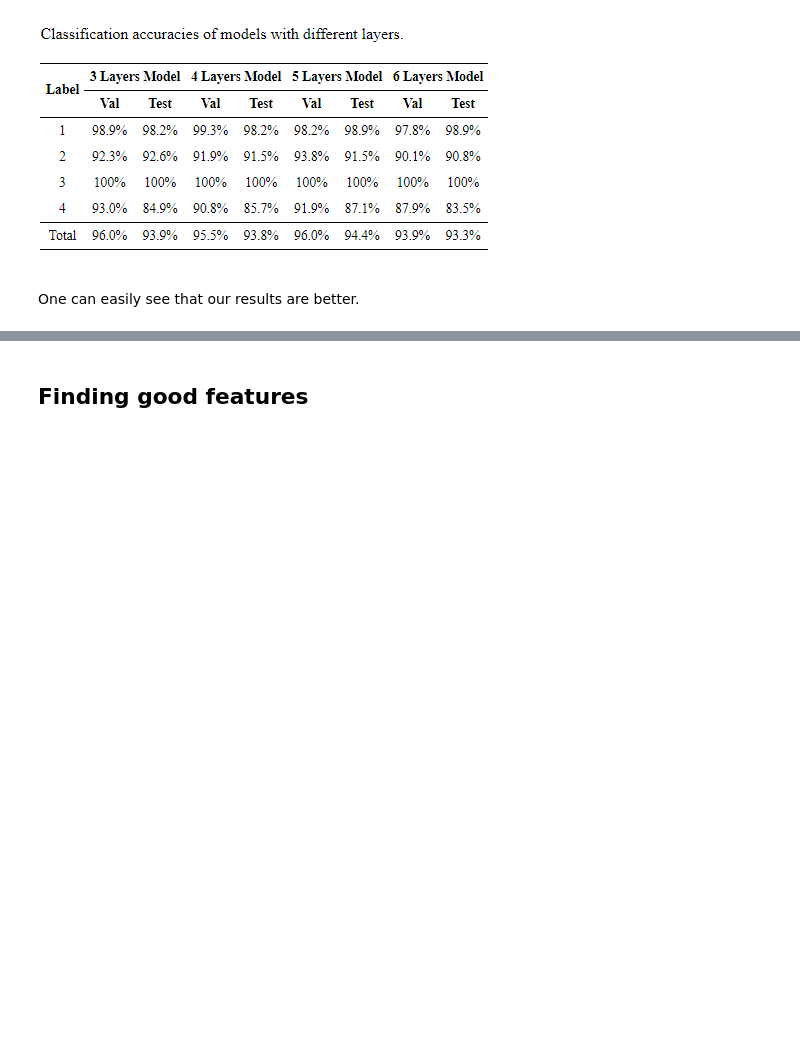
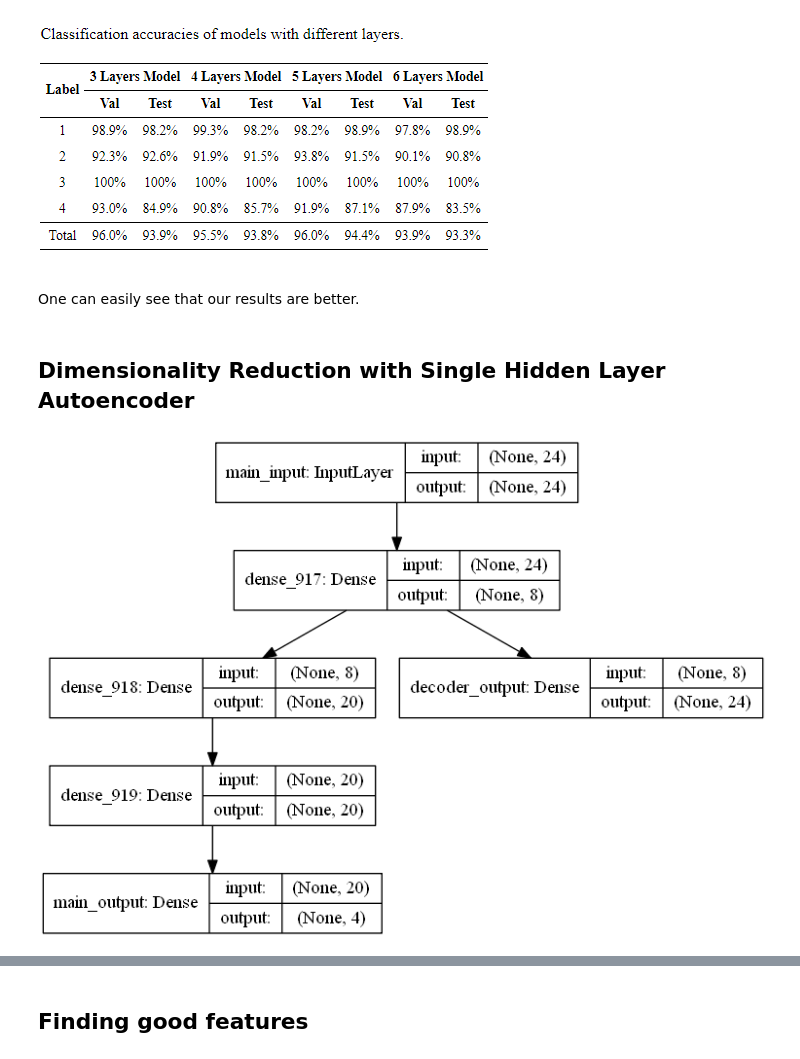
Before and after one commit to philippgrafendorfe/stackedautoencoders, a Jupyter notebook: ROBO_Autoencoder.ipynb, the cells around one changed output, grey strips where cells are left out. Cells and saved outputs as stored; diff of their text form; code cells hidden in the pictures; blank space fills up the shorter version.

```diff
--- a/ROBO_Autoencoder.ipynb
+++ b/ROBO_Autoencoder.ipynb
@@ -225,3 +198,5 @@ IPython.display.Image("images/2018-01-25 18_44_01-PubMed Central, Table 2_ Senso
 [figure]
 # %% [markdown]
 One can easily see that our results are better.
+# %% [markdown]
+## Dimensionality Reduction with Single Hidden Layer Autoencoder
@@ -227,0 +233,4 @@ One can easily see that our results are better.
+# %%
+IPython.display.Image("images/robo4_auto_class_LR.png")
+# %% [output]
+[figure, added]
```
Also changed, not shown: parts of 39 cells of this notebook, 9 other files.
